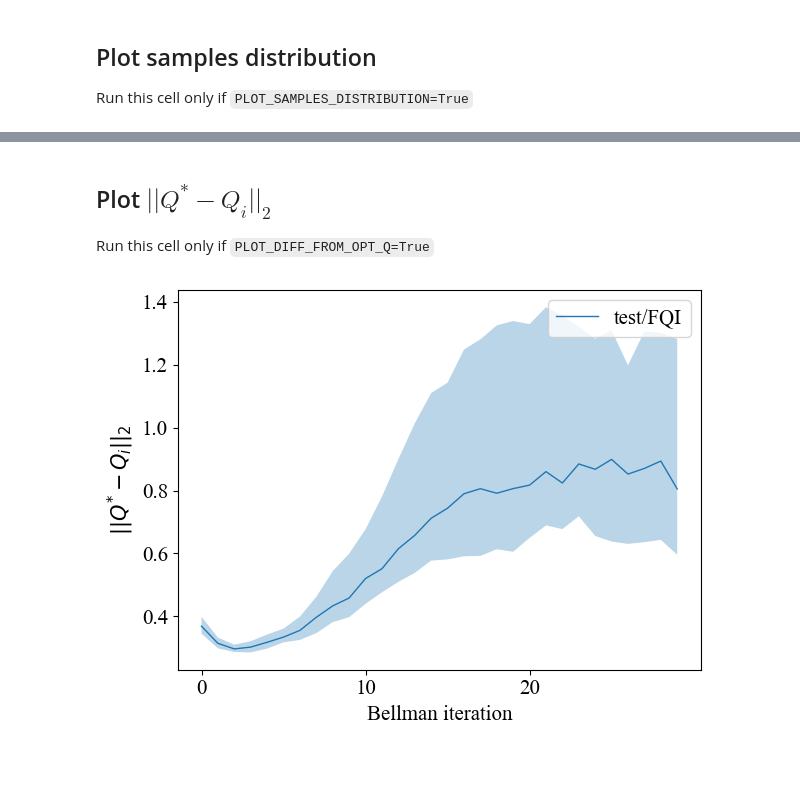
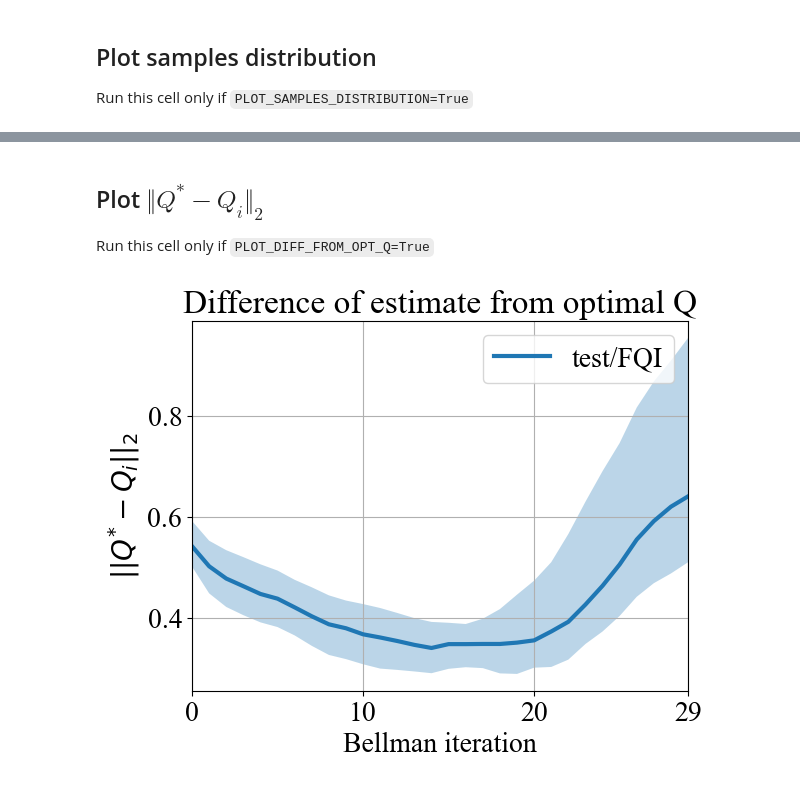
Before and after one commit to theovincent/slimDQN, a Jupyter notebook: experiments/CarOnHill/plots.ipynb, the cells around one changed output, grey strips where cells are left out. Saved outputs shown, nothing was run; the diff lists cells and outputs as text; code cells hidden in the pictures.

Commit message:
plots ipynb complete

```diff
--- a/experiments/CarOnHill/plots.ipynb
+++ b/experiments/CarOnHill/plots.ipynb
@@ -57,6 +67,6 @@ for experiment in experiment_seed_folder_map:
 Run this cell only if `PLOT_SAMPLES_DISTRIBUTION=True`
 # %%
 for experiment in experiment_seed_folder_map:
-    plot_on_grid(metrics[experiment]["samples_distribution"], NX, NV, True).savefig(os.path.join(BASE_PATH, experiment, "samples_distribution.pdf"))
-    plot_on_grid(metrics[experiment]["rewards_distribution"], NX, NV, True).savefig(os.path.join(BASE_PATH, experiment, "rewards_distribution.pdf"))
+    plot_on_grid(values=metrics[experiment]["samples_distribution"], zeros_to_nan=True, title=f"Samples distribution in replay buffer").savefig(os.path.join(BASE_PATH, experiment, "samples_distribution.pdf"))
+    plot_on_grid(values=metrics[experiment]["rewards_distribution"], zeros_to_nan=True, title="Reward distribution in replay buffer").savefig(os.path.join(BASE_PATH, experiment, "rewards_distribution.pdf"))
 # %% [output]
@@ -68,10 +78,13 @@ Run this cell only if `PLOT_TD_ERROR_ON_RB_DATA=True`
 # %%
 td_error_on_rb = {}
 for experiment in experiment_seed_folder_map:
-    n_seeds = len(metrics[experiment]["q_i_grid"])
-    print(metrics[experiment]["q_i_grid"]["seed=10"])
-    n_bellman_iterations = list(metrics[experiment]["T_q_rb"].values())[0].shape[0]
-    td_error_on_rb[experiment] = np.zeros(n_seeds, n_bellman_iterations)
+    n_seeds = len(metrics[experiment]["q_i_rb"])
+    n_bellman_iterations = list(metrics[experiment]["q_i_rb"].values())[0].shape[0]
+    td_error_on_rb[experiment] = np.zeros((n_seeds, n_bellman_iterations-1))
     for idx_seed, seed_run in enumerate(experiment_seed_folder_map[experiment]):
-        td_error_on_rb[experiment][idx_seed] = (metrics[experiment]["T_q_rb"][seed_run] - metrics[experiment]["q_i_rb"][seed_run]).mean(axis=(1,2))
+        td_error_on_rb[experiment][idx_seed] = np.linalg.norm(
+                        metrics[experiment]["T_q_rb"][seed_run]
+                        - metrics[experiment]["q_i_rb"][seed_run][1:][np.arange(n_bellman_iterations-1)[:, None],np.arange(len(metrics[experiment]["rb_store"]["action"])), metrics[experiment]["rb_store"]["action"]]
+                    , axis=1)**2
+plot_value("Bellman iteration", "$\Vert \Gamma Q_{i-1} - Q_i\Vert^2$", np.arange(0, n_bellman_iterations-1).tolist(), td_error_on_rb, ticksize=10, title="TD error on replay buffer", fontsize=20, linewidth=3).savefig(os.path.join(BASE_PATH, experiments_to_run[0], "td_error_rb_data.pdf"))
 # %% [output]
@@ -88,11 +94,13 @@ TypeError: Cannot interpret '29' as a data type
 Run this cell only if `PLOT_TD_ERROR_ON_GRID=True`
 # %%
-td_error_on_rb = {}
+td_error_on_grid = {}
 for experiment in experiment_seed_folder_map:
     n_seeds = len(metrics[experiment]["q_i_grid"])
-    print(metrics[experiment]["q_i_grid"]["seed=10"])
-    n_bellman_iterations = list(metrics[experiment]["T_q_grid"].values())[0].shape[0]
-    td_error_on_rb[experiment] = np.zeros(n_seeds, n_bellman_iterations)
+    n_bellman_iterations = list(metrics[experiment]["q_i_grid"].values())[0].shape[0]
+    td_error_on_grid[experiment] = np.zeros((n_seeds, n_bellman_iterations-1))
     for idx_seed, seed_run in enumerate(experiment_seed_folder_map[experiment]):
-        td_error_on_rb[experiment][idx_seed] = (metrics[experiment]["T_q_grid"][seed_run] - metrics[experiment]["q_i_grid"][seed_run]).mean(axis=(1,2))
+        td_error_on_grid[experiment][idx_seed] = np.sum(np.square(metrics[experiment]["T_q_grid"][seed_run] - metrics[experiment]["q_i_grid"][seed_run][1:]) *
+                               metrics[experiment]["scaling"].reshape(-1)[:,np.newaxis], axis=(1,2))
+
+plot_value("Bellman iteration", "$\Vert \Gamma Q_{i-1} - Q_i\Vert^2$", np.arange(0, n_bellman_iterations-1).tolist(), td_error_on_grid, ticksize=10, title="TD error on grid", fontsize=20, linewidth=3).savefig(os.path.join(BASE_PATH, experiments_to_run[0], "td_error_grid.pdf"))
 # %% [output]
@@ -100,14 +108,16 @@ SyntaxError: invalid syntax (617396682.py, line 2)
 # %% [markdown]
-## Plot $||Q^{*} - Q_i||_2$
+## Plot $\Vert Q^{*} - Q_i\Vert_2$
 Run this cell only if `PLOT_DIFF_FROM_OPT_Q=True`
 # %%
 q_opt_diff = {}
 for experiment in experiment_seed_folder_map:
     n_seeds = len(metrics[experiment]["q_i_grid"])
     n_bellman_iterations = list(metrics[experiment]["q_i_grid"].values())[0].shape[0]
     q_opt_diff[experiment] = np.zeros((n_seeds, n_bellman_iterations))
     for idx_seed, seed_run in enumerate(experiment_seed_folder_map[experiment]):
-        q_opt_diff[experiment][idx_seed] = np.square(OPT_Q.reshape(-1,2) - metrics[experiment]["q_i_grid"][seed_run]).mean(axis=(1,2))
-plot_value("Bellman iteration", "$||Q^{*} - Q_i||_2$", range(n_bellman_iterations), q_opt_diff, ticksize=10).savefig(os.path.join(BASE_PATH, experiments_to_run[0], "q_i_opt_diff.pdf"))
+        q_opt_diff[experiment][idx_seed] = np.sqrt(
+                        np.sum(np.square(OPT_Q.reshape(-1,2) - metrics[experiment]["q_i_grid"][seed_run]) *
+                               metrics[experiment]["scaling"].reshape(-1)[:,np.newaxis], axis=(1,2)))
+plot_value("Bellman iteration", "$||Q^{*} - Q_i||_2$", np.arange(0, n_bellman_iterations).tolist(), q_opt_diff, ticksize=10, title="Difference of estimate from optimal Q", fontsize=20, linewidth=3).savefig(os.path.join(BASE_PATH, experiments_to_run[0], "q_i_opt_diff.pdf"))
 # %% [output]
-[figure, old version]
+[figure, new version]
```
Also changed, not shown: parts of 18 cells of this notebook, 3 other files.
